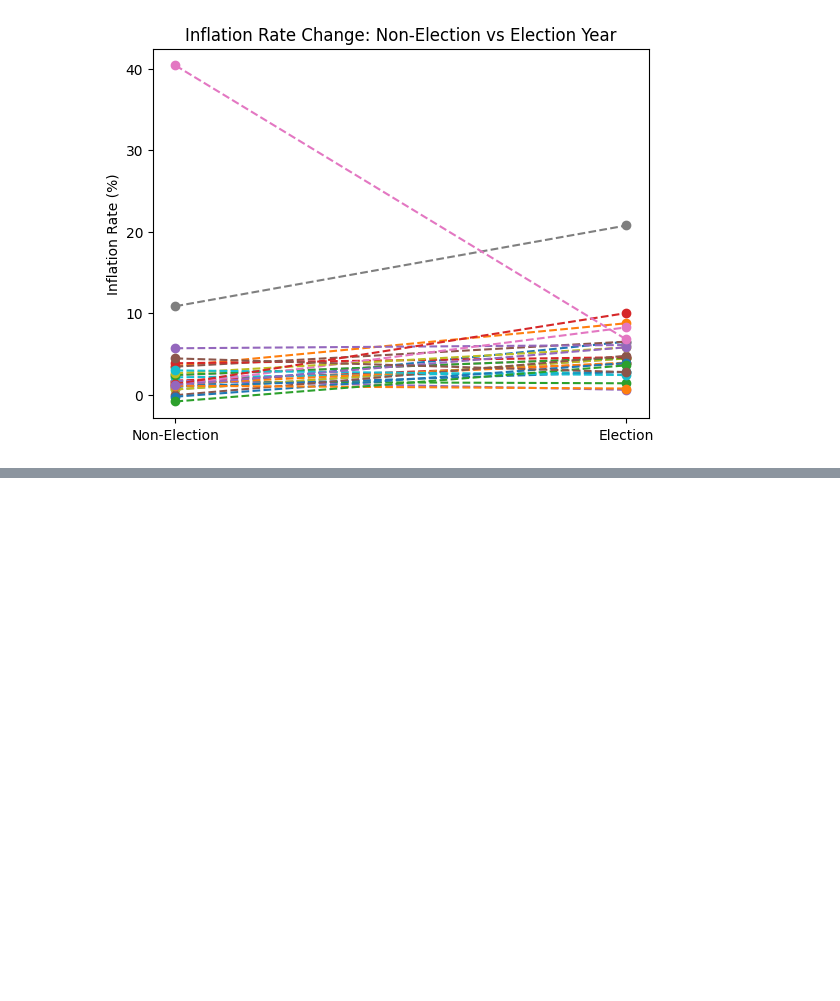
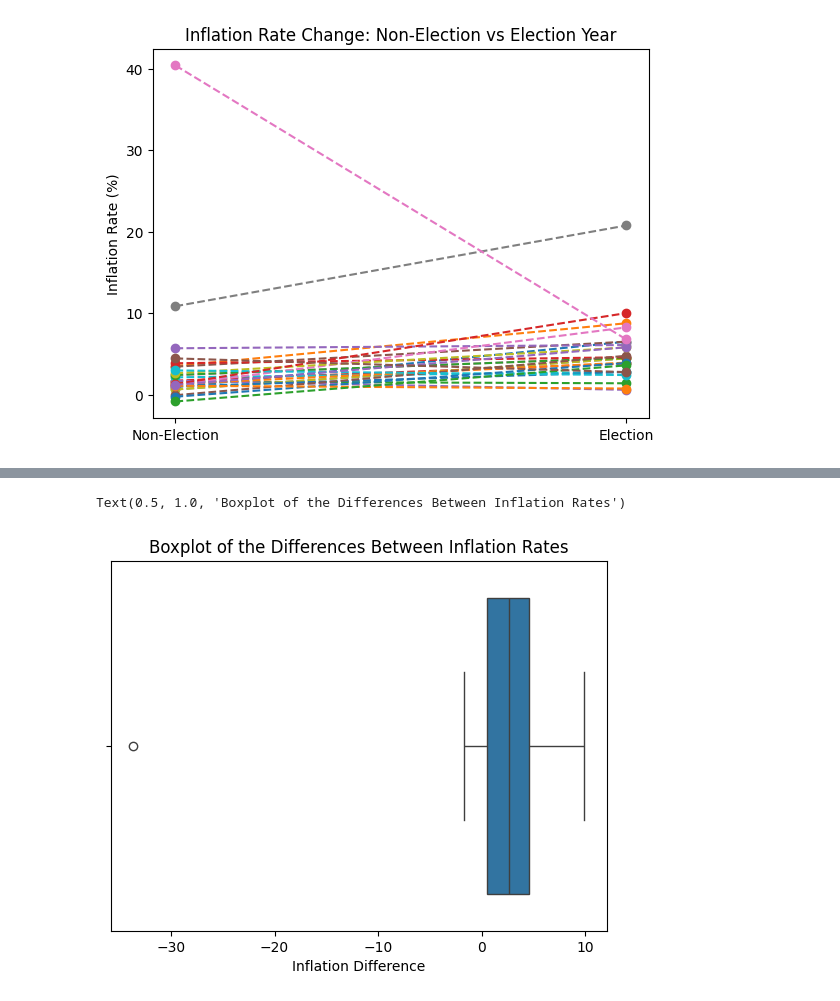
Before and after one commit to cmgboji/PSY371F-Final-Project, a Jupyter notebook: PSY 371F - Notebook.ipynb, the cells around one changed output, grey strips where cells are left out. Saved outputs shown, nothing was run; the diff lists cells and outputs as text; code cells hidden in the pictures; blank space fills up the shorter version.

```diff
--- a/PSY 371F - Notebook.ipynb
+++ b/PSY 371F - Notebook.ipynb
@@ -331,0 +377,6 @@ Text(0, 0.5, 'Inflation Rate (%)')
+# %%
+sns.boxplot(data = elections_df, x = 'Inflation Difference')
+plt.title('Boxplot of the Differences Between Inflation Rates')
+# %% [output]
+Text(0.5, 1.0, 'Boxplot of the Differences Between Inflation Rates')
+[figure, added]
```
Also changed, not shown: parts of 12 cells of this notebook, 1 other file.
